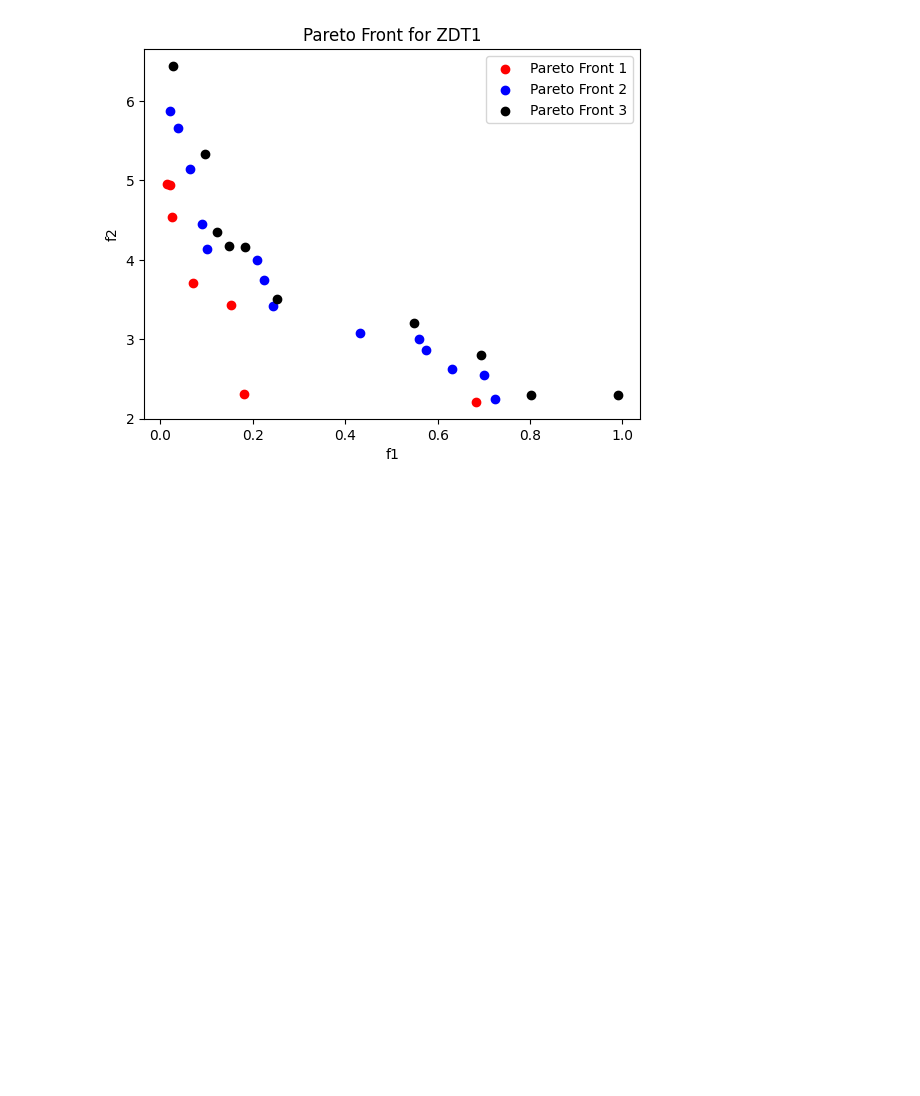
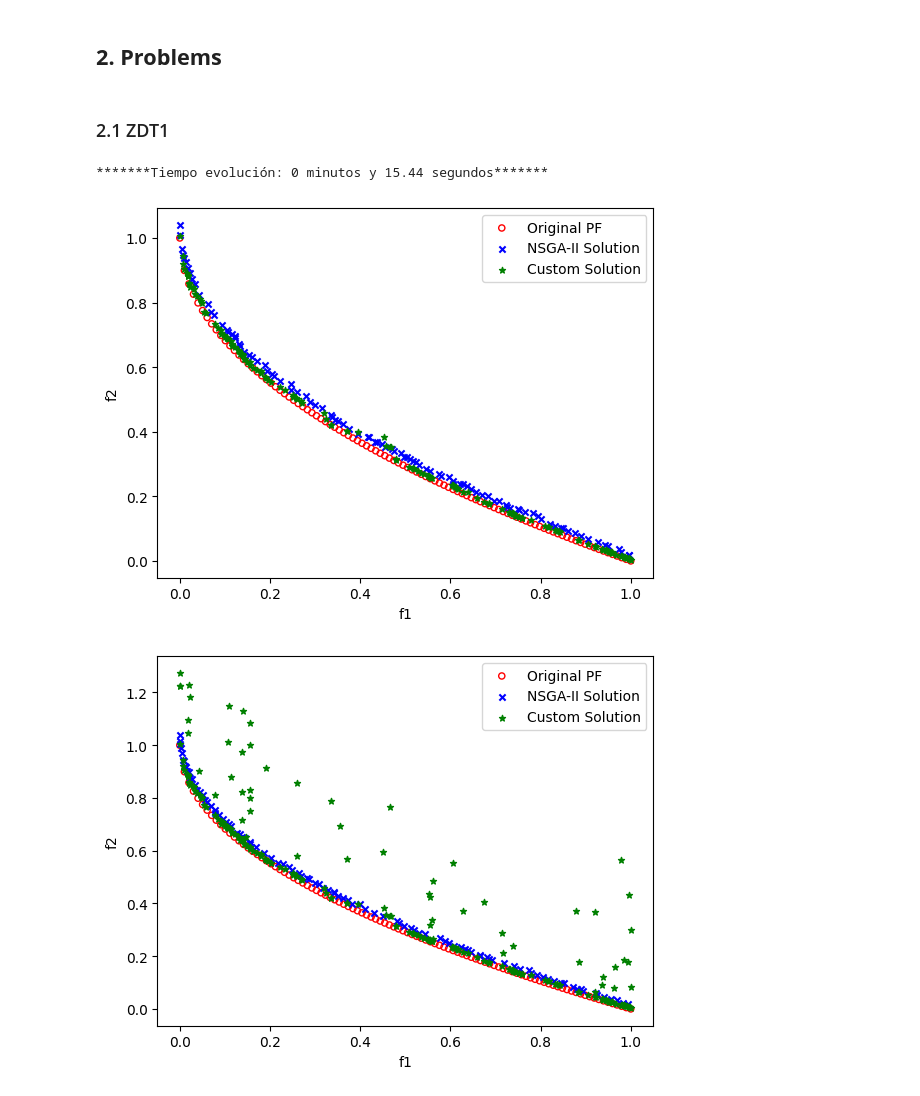
Before and after one commit to pintamonas4575/BIOCOMP-project-MAADM-UPM, a Jupyter notebook: MOO-ZDT1.ipynb, the cells around one changed output. Drawn from its saved outputs; the diff is of its cells as text; code cells hidden in the pictures; blank space fills up the shorter version.

```diff
--- a/MOO-ZDT1.ipynb
+++ b/MOO-ZDT1.ipynb
@@ -165,30 +129,0 @@ def fitness_zdt1(individual: np.ndarray) -> np.ndarray:
-# %%
-random_individuals = np.random.rand(100, 30)
-reverse_sort = True
-fitness_function = fitness_zdt1
-top_n = 5
-
-def dominates(ind1: np.ndarray, ind2: np.ndarray) -> bool:
-    """Check if ind1 dominates ind2."""
-    return all(i <= j for i, j in zip(ind1, ind2)) and any(i < j for i, j in zip(ind1, ind2))
-
-fitness_list = np.array([fitness_function(ind) for ind in random_individuals])
-num_individuals = len(fitness_list)
-dominance_count = np.zeros(num_individuals, dtype=int)
-
-for i in range(num_individuals):
-    for j in range(num_individuals):
-        if dominates(fitness_list[i], fitness_list[j]):
-            dominance_count[i] += 1
-
-sorted_indices = np.argsort(-dominance_count) if reverse_sort else np.argsort(dominance_count)
-sorted_population = fitness_list[sorted_indices]
-
-# Plotting
-plt.scatter(fitness_list[:, 0], fitness_list[:, 1], color='blue', label='All Points')
-plt.scatter(sorted_population[:top_n, 0], sorted_population[:top_n, 1], color='red', label=f'Top {top_n} Points')
-plt.xlabel('f1')
-plt.ylabel('f2')
-plt.title(f'Pareto Front with Top {top_n} Points Highlighted')
-plt.legend()
-plt.show()
@@ -790,26 +485,23 @@ Front 1: [array([0.9506894 , 0.01815956, 0.36255133, 0.43362609, 0.14041377,
-# %%
-import matplotlib.pyplot as plt
-
-# Extract objectives for the first front
-front1_indices = fronts[0]
-front1_objectives = [zdt1_objectives(population[i]) for i in front1_indices]
-f1_values, f2_values = zip(*front1_objectives)
-plt.scatter(f1_values, f2_values, label="Pareto Front 1", color="red")
-
-front1_indices = fronts[1]
-front1_objectives = [zdt1_objectives(population[i]) for i in front1_indices]
-f1_values, f2_values = zip(*front1_objectives)
-plt.scatter(f1_values, f2_values, label="Pareto Front 2", color="blue")
-
-front1_indices = fronts[2]
-front1_objectives = [zdt1_objectives(population[i]) for i in front1_indices]
-f1_values, f2_values = zip(*front1_objectives)
-plt.scatter(f1_values, f2_values, label="Pareto Front 3", color="black")
-
-plt.xlabel("f1")
-plt.ylabel("f2")
-plt.title("Pareto Front for ZDT1")
-plt.legend()
-plt.show()
-# %% [output]
-[figure, removed]
+# %% [markdown]
+## **2. Problems**
+# %% [markdown]
+### 2.1 ZDT1
+# %%
+problem = get_problem("zdt1")
+start = time.time()
+
+ea_zdt1 = SoftMajo(problem, p_cross=0.9, p_mut=0.05, population_size=225, generations=44,
+              crossover_method="sbx", mutation_method="pm", selection_method="tournament_by_rank_and_crowding",
+              elitism=True, selection_approach="pareto_front")
+final_population, final_fitness = ea_zdt1.evolve()
+
+minutos, segundos = divmod(time.time()-start, 60)
+print(f"*******Tiempo evolución: {int(minutos)} minutos y {segundos:.2f} segundos*******")
+
+pareto_population, pareto_fitness = ea_zdt1.calculate_pareto_front(final_population, final_fitness)
+plot_comparison(pareto_fitness, problem, with_nsga2=True)
+plot_comparison(final_fitness, problem, with_nsga2=True)
+# %% [output]
+*******Tiempo evolución: 0 minutos y 15.44 segundos*******
+[figure, added]
+[figure, added]
```
Also changed, not shown: parts of 51 cells of this notebook.
